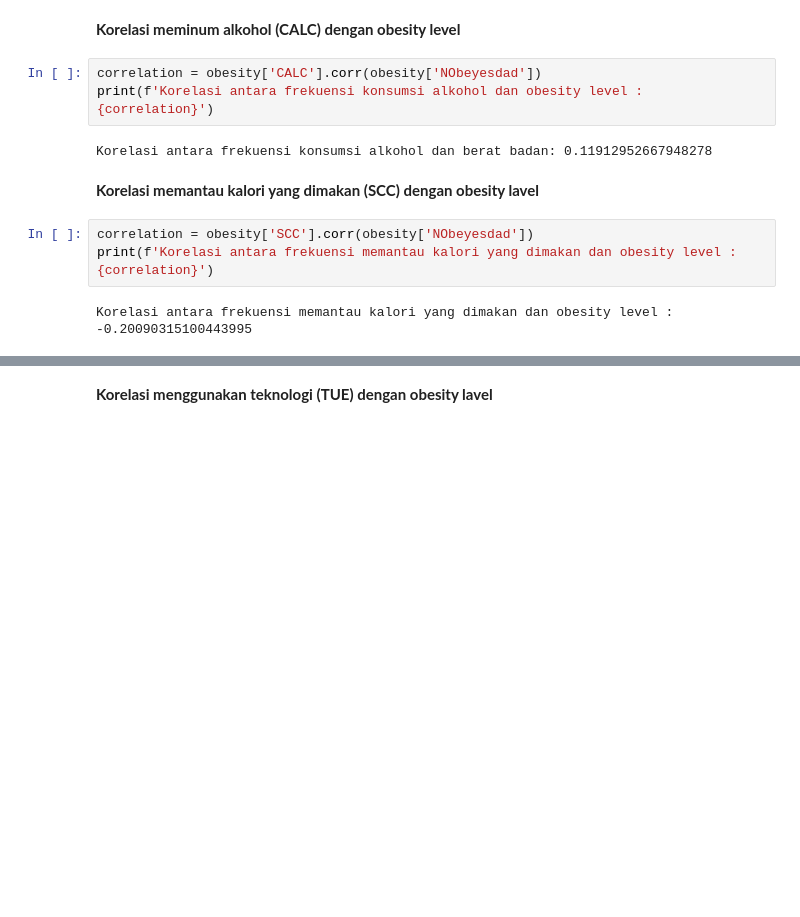
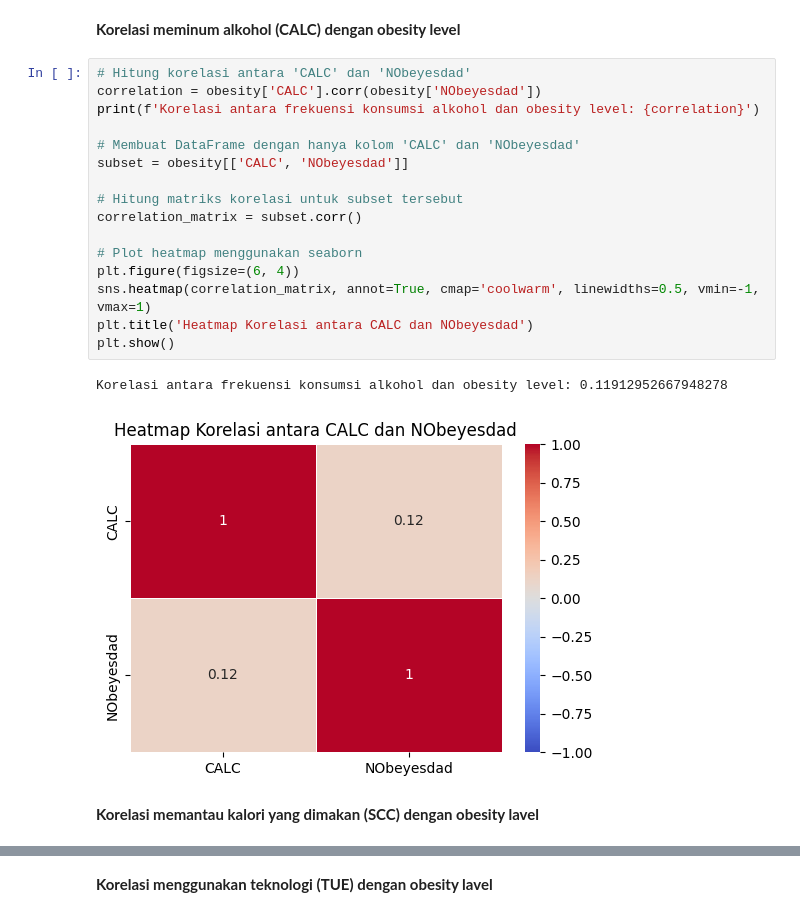
Before and after one commit to abdhaamed/abdhaamed, a Jupyter notebook: Statistika_tubes.ipynb, the cells around one changed output, grey strips where cells are left out. Saved outputs shown, nothing was run; the diff lists cells and outputs as text; blank space fills up the shorter version.

Commit message:
David | Update heatmap untuk korelasi

```diff
--- a/Statistika_tubes.ipynb
+++ b/Statistika_tubes.ipynb
@@ -296,15 +296,24 @@ Korelasi antara frekuensi makanan junk food dan berat badan: 0.26178188703283256
 #### David
 # %% [markdown]
 **Korelasi meminum alkohol (CALC) dengan obesity level**
-# %%
-correlation = obesity['CALC'].corr(obesity['NObeyesdad'])
-print(f'Korelasi antara frekuensi konsumsi alkohol dan obesity level : {correlation}')
-# %% [output]
-Korelasi antara frekuensi konsumsi alkohol dan berat badan: 0.11912952667948278
+# %%
+# Hitung korelasi antara 'CALC' dan 'NObeyesdad'
+correlation = obesity['CALC'].corr(obesity['NObeyesdad'])
+print(f'Korelasi antara frekuensi konsumsi alkohol dan obesity level: {correlation}')
+
+# Membuat DataFrame dengan hanya kolom 'CALC' dan 'NObeyesdad'
+subset = obesity[['CALC', 'NObeyesdad']]
+
+# Hitung matriks korelasi untuk subset tersebut
+correlation_matrix = subset.corr()
+
+# Plot heatmap menggunakan seaborn
+plt.figure(figsize=(6, 4))
+sns.heatmap(correlation_matrix, annot=True, cmap='coolwarm', linewidths=0.5, vmin=-1, vmax=1)
+plt.title('Heatmap Korelasi antara CALC dan NObeyesdad')
+plt.show()
+# %% [output]
+Korelasi antara frekuensi konsumsi alkohol dan obesity level: 0.11912952667948278
+[figure, added]
 # %% [markdown]
 **Korelasi memantau kalori yang dimakan (SCC) dengan obesity lavel**
-# %%
-correlation = obesity['SCC'].corr(obesity['NObeyesdad'])
-print(f'Korelasi antara frekuensi memantau kalori yang dimakan dan obesity level : {correlation}')
-# %% [output]
-Korelasi antara frekuensi memantau kalori yang dimakan dan obesity level : -0.20090315100443995
```
Also changed, not shown: parts of 6 cells of this notebook.
